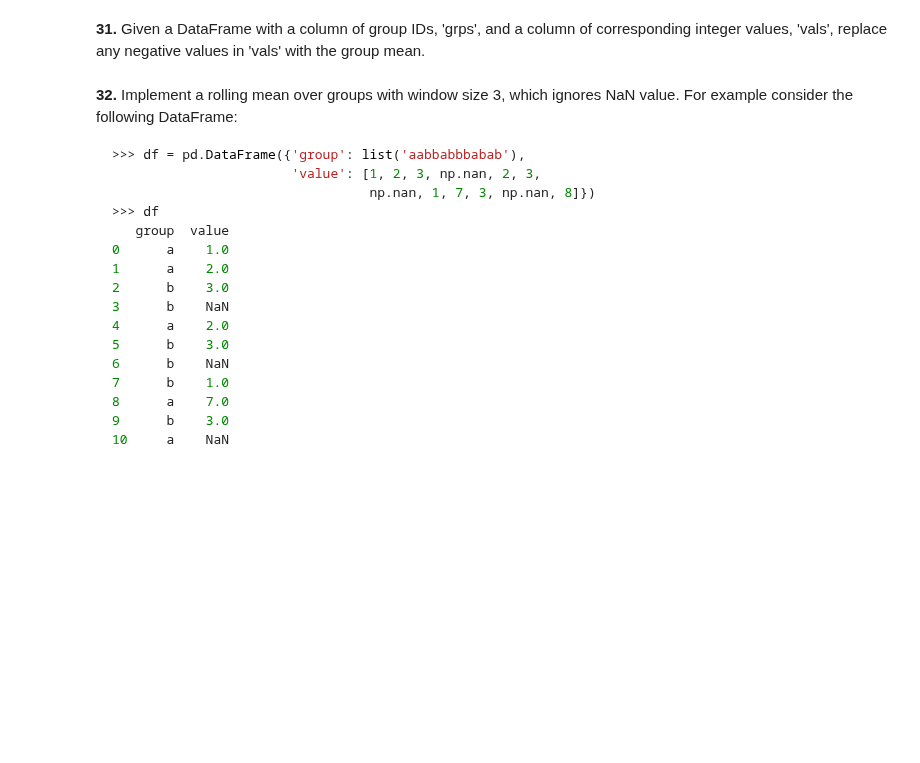
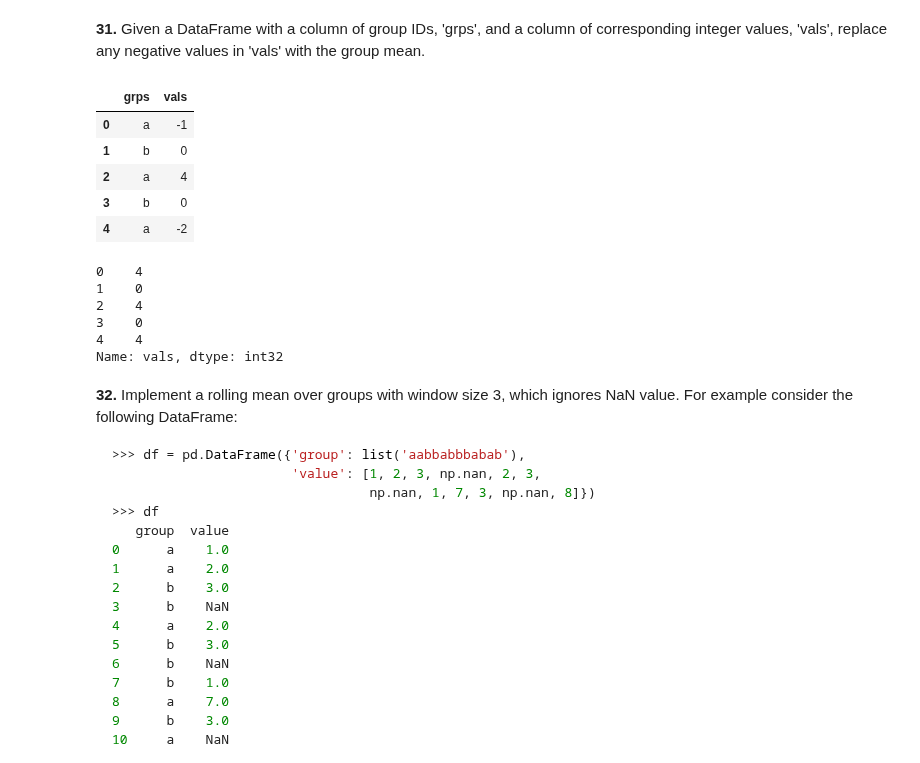
Before and after one commit to Jeyramana/GUVI_Assignments, a Jupyter notebook: Assignment_2/pandas_tasks.ipynb, the cells around one changed output. Drawn from its saved outputs; the diff is of its cells as text; code cells hidden in the pictures; blank space fills up the shorter version.

```diff
--- a/Assignment_2/pandas_tasks.ipynb
+++ b/Assignment_2/pandas_tasks.ipynb
@@ -451,5 +472,32 @@ df
 # %% [markdown]
 **31.** Given a DataFrame with a column of group IDs, 'grps', and a column of corresponding integer values, 'vals', replace any negative values in 'vals' with the group mean.
+# %%
+data = { 'grps': ['a', 'b', 'a', 'b', 'a'],
+          'vals': np.random.randint(-2, 5, size=5)
+        }
+df = pd.DataFrame(data)
+df
+# %% [output]
+|  | grps | vals |
+| 0 | a | -1 |
+| 1 | b | 0 |
+| 2 | a | 4 |
+| 3 | b | 0 |
+| 4 | a | -2 |
+# %%
+def replace(group):
+    mask = group<0
+    group[mask] = group[~mask].mean()
+    return group
+df = df.groupby(['grps'])['vals'].transform(replace)
+df
+# %% [output]
+0    4
+1    0
+2    4
+3    0
+4    4
+Name: vals, dtype: int32
 # %% [markdown]
 **32.** Implement a rolling mean over groups with window size 3, which ignores NaN value. For example consider the following DataFrame:
 
```
Also changed, not shown: parts of 5 cells of this notebook.
